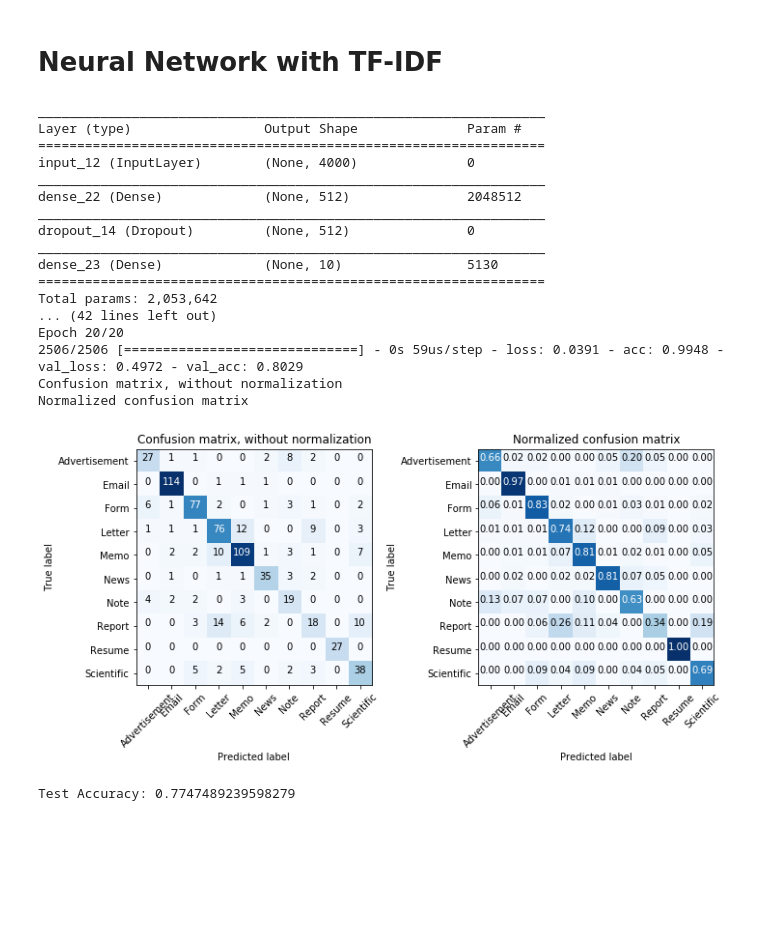
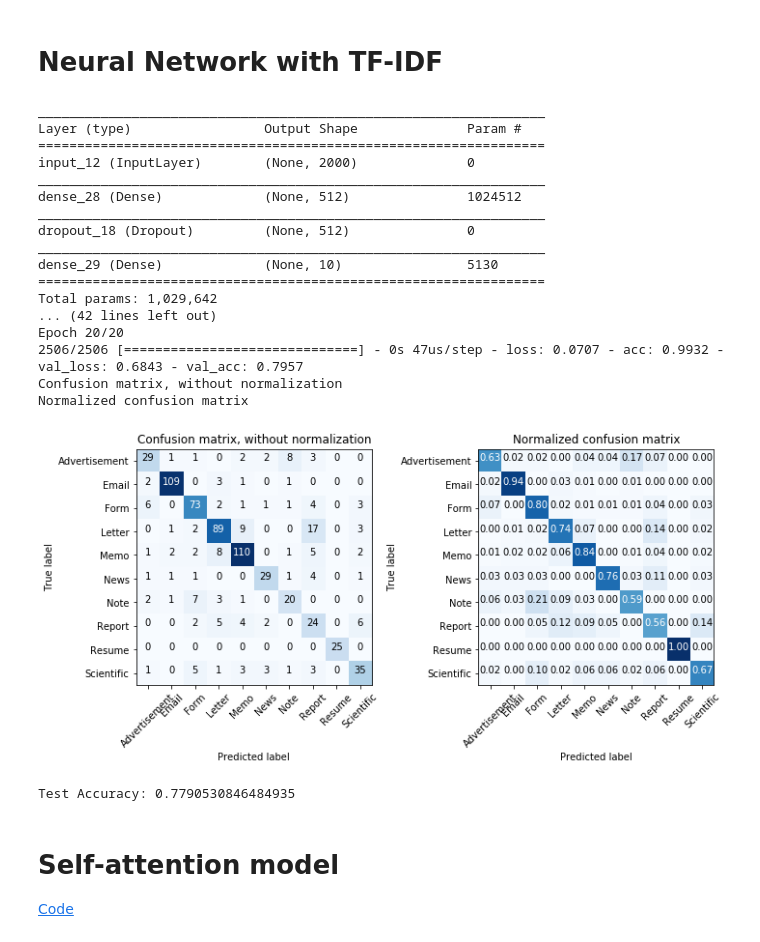
Before and after one commit to Rouen-NLP/final-lab-XUJitao, a Jupyter notebook: Final_Project.ipynb, the cells around one changed output. Drawn from its saved outputs; the diff is of its cells as text; code cells hidden in the pictures; blank space fills up the shorter version.

```diff
--- a/Final_Project.ipynb
+++ b/Final_Project.ipynb
@@ -424,7 +432,7 @@ Test Accuracy: 0.672883787661406
 # %% [markdown]
 # TF-IDF
 # %%
-TF_IDF_FEATURES = 4000
+TF_IDF_FEATURES = 2000
 
 x = []
 y = []
@@ -490,7 +498,7 @@ def preprocess_label(y_train, y_test):
     return train_y_cat, y_train, y_test
 
 
-def class_str_2_ind(y_train, y_test):
+def class_str_2_ind_label(y_train, y_test):
     le = preprocessing.LabelEncoder()
     CLASSES_LIST = np.unique(y_train)
     n_out = len(CLASSES_LIST)
@@ -498,8 +506,9 @@ def class_str_2_ind(y_train, y_test):
     y_train = le.transform(y_train)
     y_test = le.transform(y_test)
     train_y_cat = np_utils.to_categorical(y_train, n_out)
+    test_y_cat = np_utils.to_categorical(y_test, n_out)
 
-    return y_train, y_test, train_y_cat
+    return y_train, y_test, train_y_cat, test_y_cat
 # %%
 # Model parameters
 #MAX_FEATURES = int(first_line[0])
@@ -511,29 +520,33 @@ VALIDATION_SPLIT = 0.1
 CLASSES_LIST = np.unique(y_train)
 NUM_CLASS = len(CLASSES_LIST)
 # %%
-y_train, y_test, train_y_cat = class_str_2_ind(y_train, y_test)
+y_train, y_test, train_y_cat, test_y_cat = class_str_2_ind_label(y_train, y_test)
 model = get_model()
 history = TrainingHistory(x_test_tf, y_test, CLASSES_LIST)
 y_predicted = train_fit_predict(model, x_train_tf, x_test_tf, train_y_cat, history).argmax(1)
 plot_conf_mat(y_test, y_predicted)
 print("Test Accuracy:", accuracy_score(y_test, y_predicted))
 # %% [output]
 _________________________________________________________________
 Layer (type)                 Output Shape              Param #
 =================================================================
-input_12 (InputLayer)        (None, 4000)              0
+input_12 (InputLayer)        (None, 2000)              0
 _________________________________________________________________
-dense_22 (Dense)             (None, 512)               2048512
+dense_28 (Dense)             (None, 512)               1024512
 _________________________________________________________________
-dropout_14 (Dropout)         (None, 512)               0
+dropout_18 (Dropout)         (None, 512)               0
 _________________________________________________________________
-dense_23 (Dense)             (None, 10)                5130
+dense_29 (Dense)             (None, 10)                5130
 =================================================================
-Total params: 2,053,642
+Total params: 1,029,642
 ... (42 lines left out)
 Epoch 20/20
-2506/2506 [==============================] - 0s 59us/step - loss: 0.0391 - acc: 0.9948 - val_loss: 0.4972 - val_acc: 0.8029
+2506/2506 [==============================] - 0s 47us/step - loss: 0.0707 - acc: 0.9932 - val_loss: 0.6843 - val_acc: 0.7957
 Confusion matrix, without normalization
 Normalized confusion matrix
-[figure, old version]
+[figure, new version]
-Test Accuracy: 0.7747489239598279
+Test Accuracy: 0.7790530846484935
+# %% [markdown]
+# Self-attention model
+
+[Code](https://github.com/CyberZHG/keras-self-attention)
```
Also changed, not shown: parts of 17 cells of this notebook.
